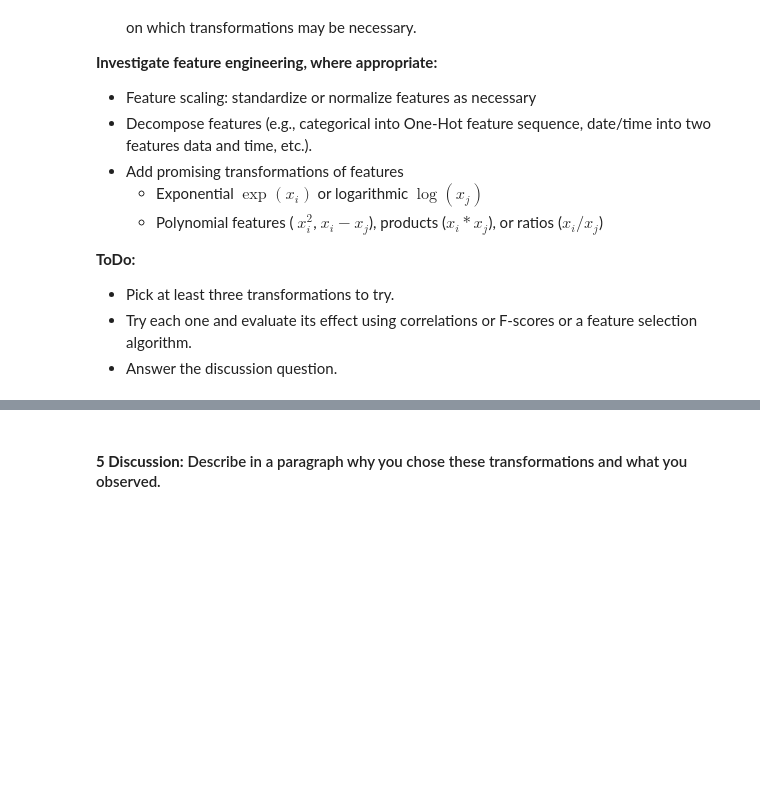
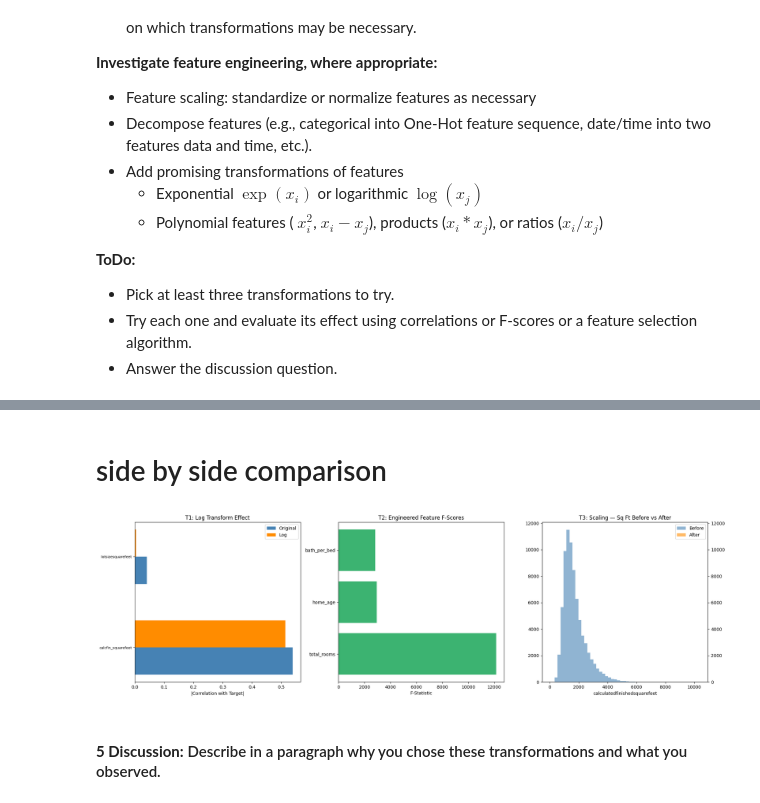
Before and after one commit to GJG1991/milestone1, a Jupyter notebook: Milestone_01.ipynb, the cells around one changed output, grey strips where cells are left out. Drawn from its saved outputs; the diff is of its cells as text; code cells hidden in the pictures; blank space fills up the shorter version.

```diff
--- a/Milestone_01.ipynb
+++ b/Milestone_01.ipynb
@@ -837,3 +808,10 @@ to choose later on which transformations may be necessary.
 - Pick at least three transformations to try.
 - Try each one and evaluate its effect using correlations or F-scores or a feature selection algorithm.
 - Answer the discussion question.
+# %%
+X_base = df_clean.drop(columns=['taxvaluedollarcnt']).select_dtypes(include=np.number)
+X_base = X_base.fillna(X_base.median())
+y = df_clean['taxvaluedollarcnt']
+
+f_base, _ = f_regression(X_base, y)
+base_scores = pd.Series(f_base, index=X_base.columns).sort_values(ascending=False)
@@ -840,2 +934,48 @@ to choose later on which transformations may be necessary.
+# %% [markdown]
+# side by side comparison
+# %%
+fig, axes = plt.subplots(1, 3, figsize=(20, 6))
+
+# Plot 1: Log transform — before vs after correlations
+log_data = []
+for c in skewed_cols:
+    if c in df_clean.columns:
+        log_data.append({'feature': c.replace('calculatedfinished','calcfin_'),
+                         'original': abs(df_clean[c].corr(y)),
+                         'log':      abs(df_log[f'log_{c}'].corr(y))})
+ldf = pd.DataFrame(log_data)
+x_pos = np.arange(len(ldf))
+axes[0].barh(x_pos - 0.15, ldf['original'], 0.3, label='Original', color='steelblue')
+axes[0].barh(x_pos + 0.15, ldf['log'],      0.3, label='Log',      color='darkorange')
+axes[0].set_yticks(x_pos)
+axes[0].set_yticklabels(ldf['feature'], fontsize=8)
+axes[0].set_xlabel('|Correlation with Target|')
+axes[0].set_title('T1: Log Transform Effect')
+axes[0].legend()
+
+
+# Plot 2: Ratio features — F-statistics
+axes[1].barh(ratio_df['feature'], ratio_df['f_statistic'], color='mediumseagreen')
+axes[1].set_xlabel('F-Statistic')
+axes[1].set_title('T2: Engineered Feature F-Scores')
+
+
+# Plot 3: Before/after scaling — distribution of one feature
+feat_example = 'calculatedfinishedsquarefeet'
+if feat_example in df_clean.columns:
+    axes[2].hist(df_clean[feat_example].dropna(), bins=50, alpha=0.6, label='Before', color='steelblue')
+    ax2 = axes[2].twinx()
+    ax2.hist(df_scaled[feat_example].dropna(), bins=50, alpha=0.6, label='After', color='darkorange')
+    axes[2].set_title('T3: Scaling — Sq Ft Before vs After')
+    axes[2].set_xlabel(feat_example)
+    lines1, labels1 = axes[2].get_legend_handles_labels()
+    lines2, labels2 = ax2.get_legend_handles_labels()
+    axes[2].legend(lines1 + lines2, labels1 + labels2)
+
+
+plt.tight_layout()
+plt.show()
+# %% [output]
+[figure, added]
 # %% [markdown]
 #### **5 Discussion:** Describe in a paragraph why you chose these transformations and what you observed.
```
Also changed, not shown: parts of 11 cells of this notebook.
